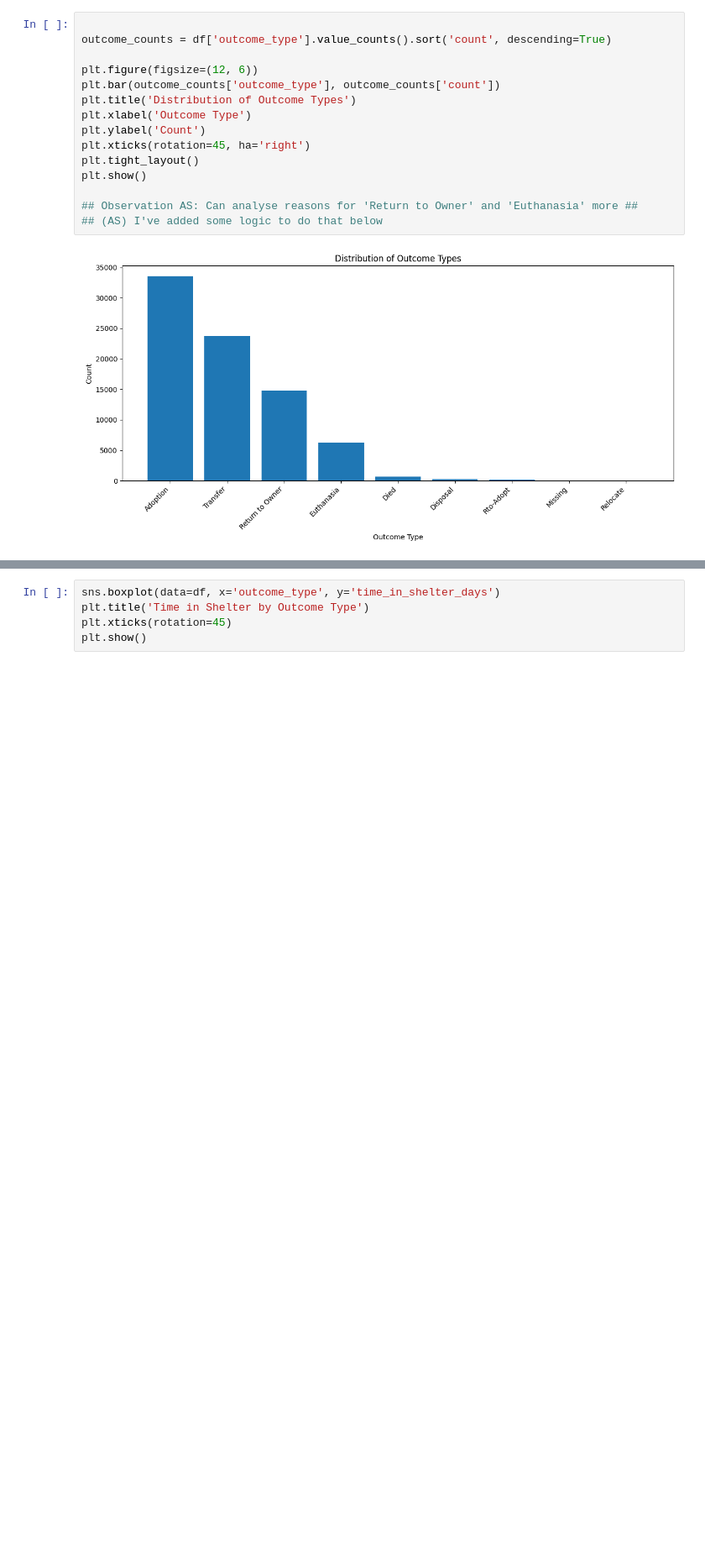
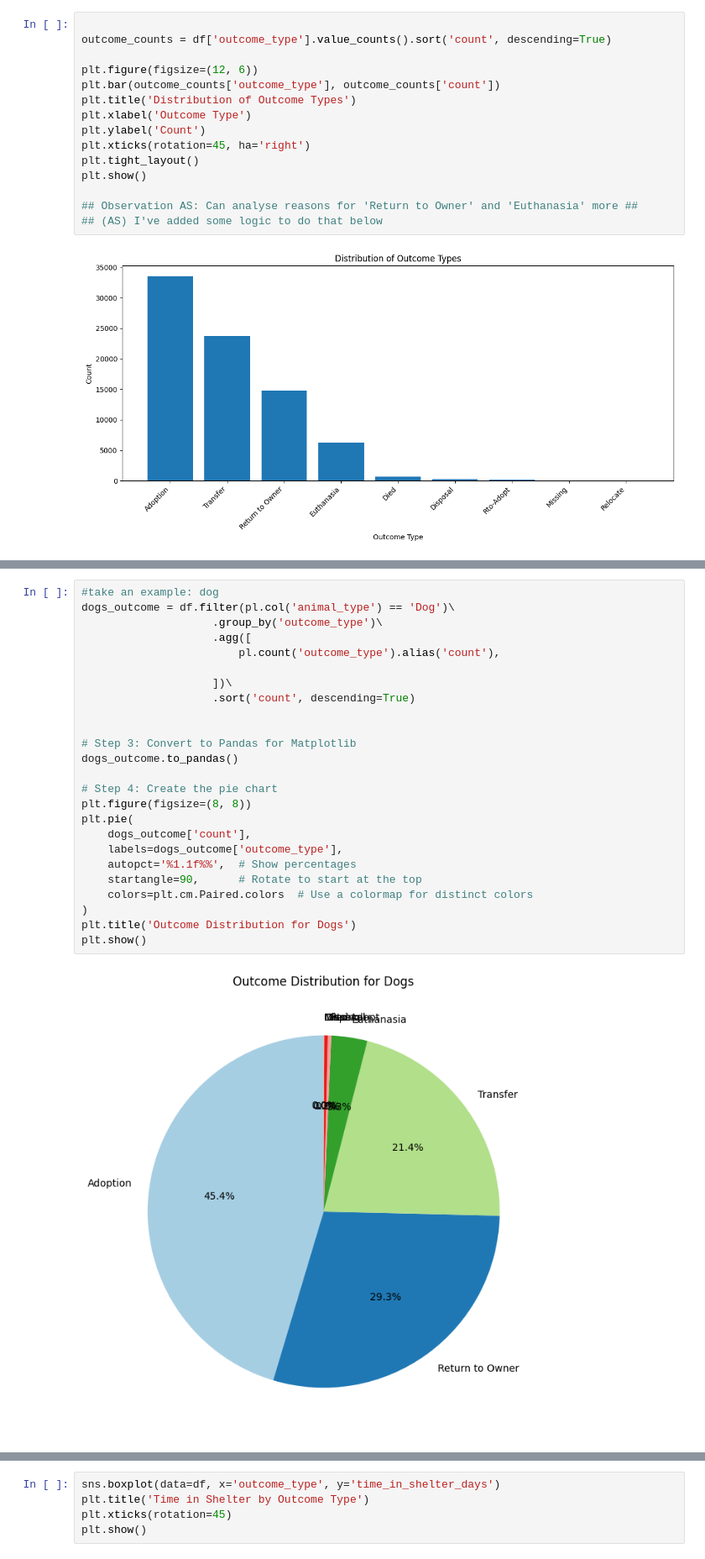
Before and after one commit to hlm01/ECE_143_Project, a Jupyter notebook: main.ipynb, the cells around one changed output, grey strips where cells are left out. Shown at 84% size. Drawn from its saved outputs; the diff is of its cells as text; blank space fills up the shorter version.

```diff
--- a/main.ipynb
+++ b/main.ipynb
@@ -122,0 +190,27 @@ plt.show()
+# %%
+#take an example: dog
+dogs_outcome = df.filter(pl.col('animal_type') == 'Dog')\
+                    .group_by('outcome_type')\
+                    .agg([
+                        pl.count('outcome_type').alias('count'),
+
+                    ])\
+                    .sort('count', descending=True)
+
+
+# Step 3: Convert to Pandas for Matplotlib
+dogs_outcome.to_pandas()
+
+# Step 4: Create the pie chart
+plt.figure(figsize=(8, 8))
+plt.pie(
+    dogs_outcome['count'],
+    labels=dogs_outcome['outcome_type'],
+    autopct='%1.1f%%',  # Show percentages
+    startangle=90,      # Rotate to start at the top
+    colors=plt.cm.Paired.colors  # Use a colormap for distinct colors
+)
+plt.title('Outcome Distribution for Dogs')
+plt.show()
+# %% [output]
+[figure, added]
```
Also changed, not shown: parts of 35 cells of this notebook.
